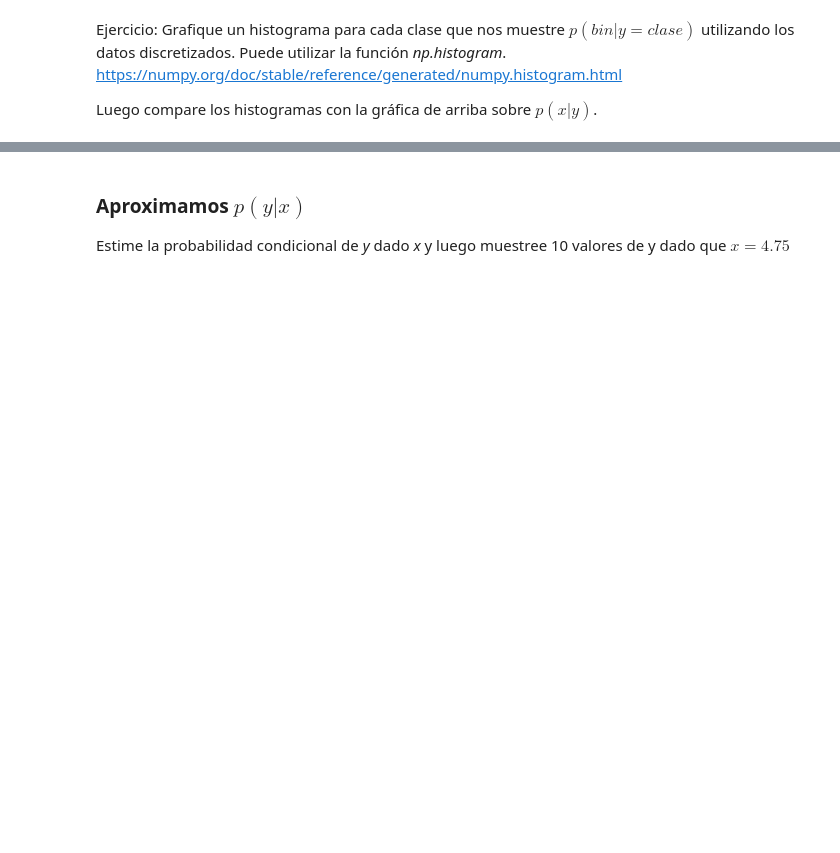
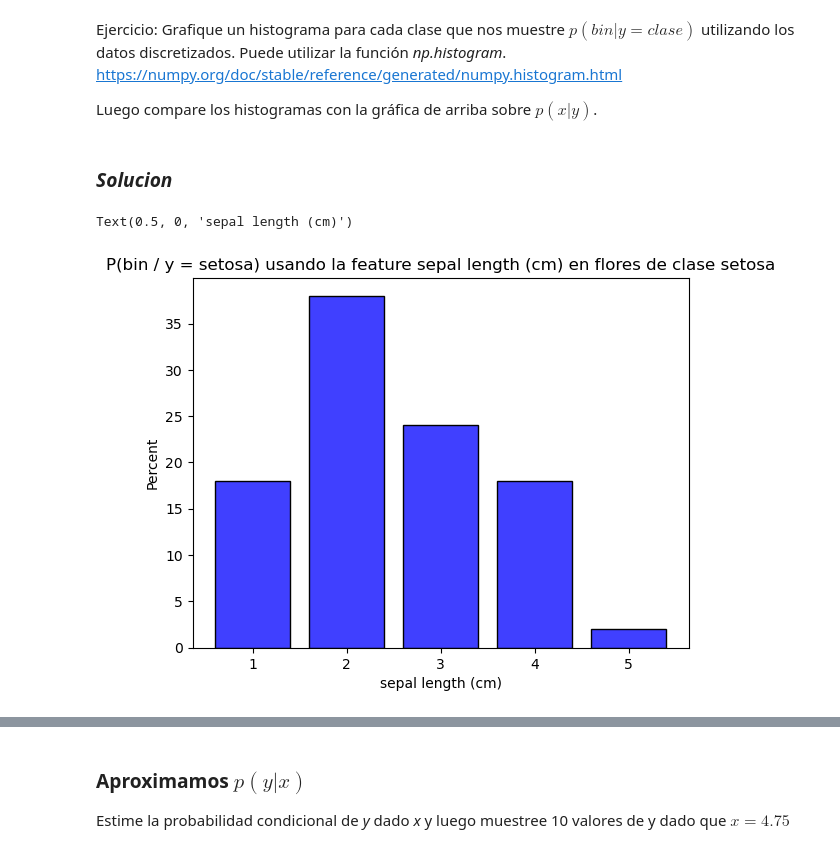
Before and after one commit to octarevetria/IA_Generativa, a Jupyter notebook: Redes Bayesianas/Redes Bayesianas.ipynb, the cells around one changed output, grey strips where cells are left out. Saved outputs shown, nothing was run; the diff lists cells and outputs as text; code cells hidden in the pictures; blank space fills up the shorter version.

```diff
--- a/Redes Bayesianas/Redes Bayesianas.ipynb
+++ b/Redes Bayesianas/Redes Bayesianas.ipynb
@@ -320,3 +351,13 @@ plt.show()
 Ejercicio: Grafique un histograma para cada clase que nos muestre $p (bin| y = clase)$ utilizando los datos discretizados. Puede utilizar la función *np.histogram*. https://numpy.org/doc/stable/reference/generated/numpy.histogram.html
 
 Luego compare los histogramas con la gráfica de arriba sobre $p (x | y)$.
+# %% [markdown]
+### *Solucion*
+# %%
+pd_disc_feature = pd.DataFrame(xfeature_digitized[:50], columns=[feature_name])
+sns.histplot(data=pd_disc_feature, x=feature_name, discrete=True, stat='percent', color='blue', shrink=0.8)
+plt.title('P(bin / y = setosa) usando la feature ' + feature_name + ' en flores de clase setosa')
+plt.xlabel(feature_name)
+# %% [output]
+Text(0.5, 0, 'sepal length (cm)')
+[figure, added]
```
Also changed, not shown: parts of 23 cells of this notebook.
